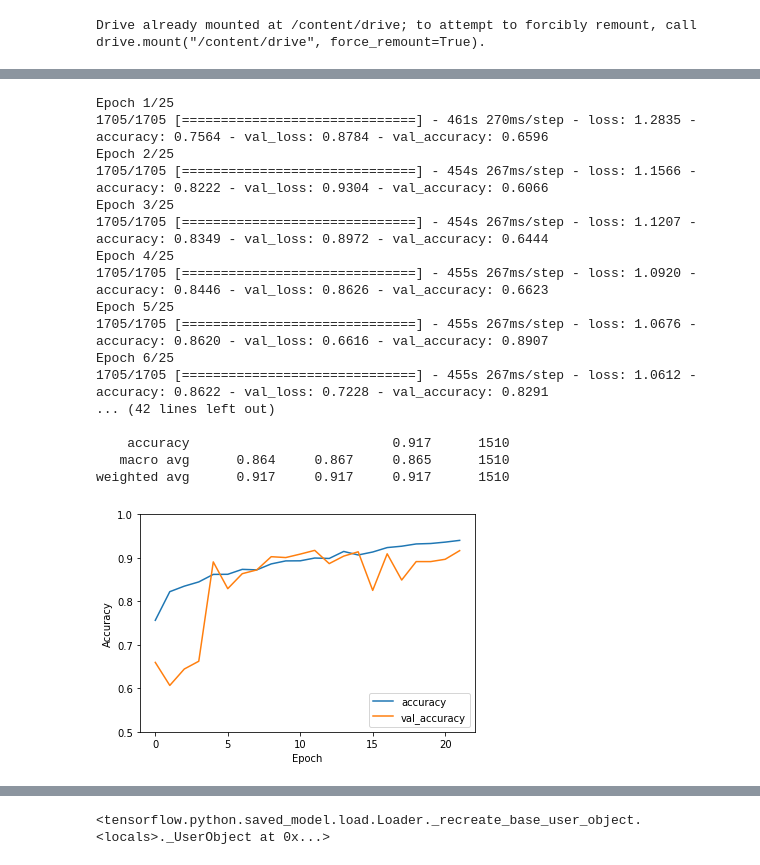
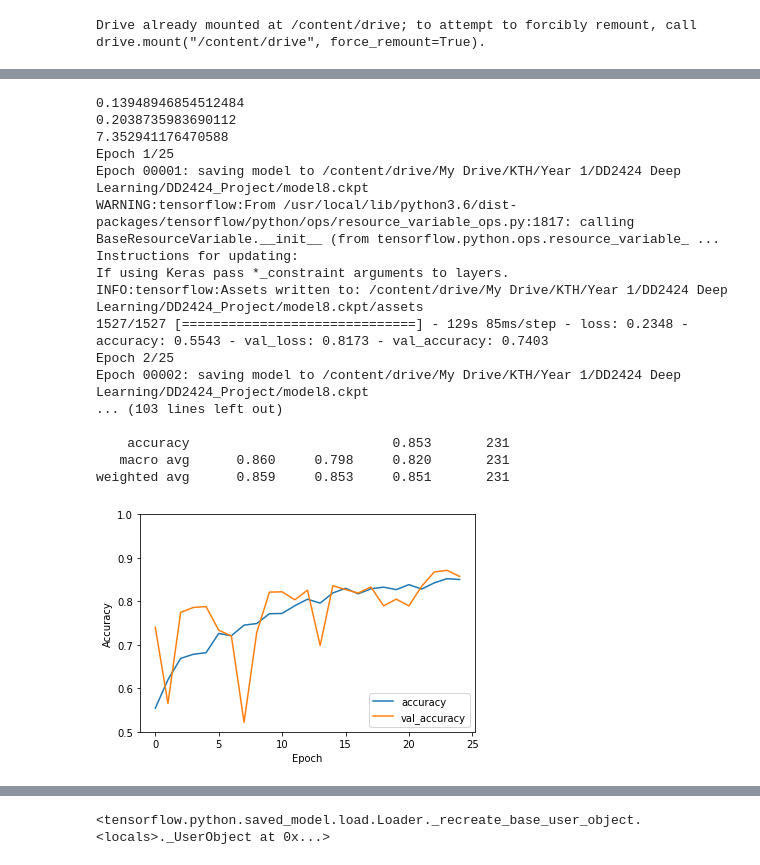
Before and after one commit to mimilazarova/DD2424-covid-xray-project, a Jupyter notebook: playground_colab_mimi.ipynb, the cells around one changed output, grey strips where cells are left out. Saved outputs shown, nothing was run; the diff lists cells and outputs as text; code cells hidden in the pictures.

```diff
--- a/playground_colab_mimi.ipynb
+++ b/playground_colab_mimi.ipynb
@@ -40,0 +47,15 @@ testX = testX.reshape((testN, 224, 224, 1))
+# %%
+args = [train_y==0]
+X0, vX0, y0, vy0 = train_test_split(trainX[args], train_y[args],  test_size=0.1, random_state=42)
+
+args = [train_y==1]
+X1, vX1, y1, vy1 = train_test_split(trainX[args], train_y[args],  test_size=0.1, random_state=42)
+
+args = [train_y==2]
+X2, vX2, y2, vy2 = train_test_split(trainX[args], train_y[args],  test_size=0.1, random_state=42)
+
+trainX = np.concatenate((X0, X1, X2))
+train_y = np.concatenate((y0, y1, y2))
+
+valX = np.concatenate((vX0, vX1, vX2))
+val_y = np.concatenate((vy0, vy1, vy2))
@@ -497,12 +532,12 @@ Non-trainable params: 8,806
 __________________________________________________________________________________________________
 # %%
 class_weights = {}
-# for c in range(3):
-#   class_weights[c] = 1000/np.sum(train_y==c)
-#   print(class_weights[c])
-class_weights[0] = 1
-class_weights[1] = 2
-class_weights[2] = 8
+for c in range(3):
+  class_weights[c] = 1000/np.sum(train_y==c)
+  print(class_weights[c])
+# class_weights[0] = 1
+# class_weights[1] = 2
+# class_weights[2] = 8
 
 early_stopping = keras.callbacks.EarlyStopping(
     monitor='val_accuracy',
@@ -518,7 +553,7 @@ model7.compile(optimizer='adam',
 
 
 history7 = model7.fit(trainX, train_y, batch_size=8, epochs=25, callbacks=[early_stopping],
-                    class_weight=class_weights, validation_data=(testX, test_y))
+                    class_weight=class_weights, validation_data=(valX, val_y))
 
 
 plt.plot(history7.history['accuracy'], label='accuracy')
@@ -674,12 +692,12 @@ Non-trainable params: 16,198
 __________________________________________________________________________________________________
 # %%
 class_weights = {}
-# for c in range(3):
-#   class_weights[c] = 1000/np.sum(train_y==c)
-#   print(class_weights[c])
-class_weights[0] = 1
-class_weights[1] = 2
-class_weights[2] = 8
+for c in range(3):
+  class_weights[c] = 1000/np.sum(train_y==c)
+  print(class_weights[c])
+# class_weights[0] = 1
+# class_weights[1] = 2
+# class_weights[2] = 8
 
 early_stopping = keras.callbacks.EarlyStopping(
     monitor='val_accuracy',
@@ -695,48 +713,48 @@ cp = tf.keras.callbacks.ModelCheckpoint(filepath=filename,
                                         safe_best_only = True,
                                         verbose=1)
 
 
 model8.compile(optimizer='adam',
               loss=tf.keras.losses.SparseCategoricalCrossentropy(from_logits=True),
               metrics=['accuracy'])
 
 
 history8 = model8.fit(trainX, train_y, batch_size=8, epochs=25, callbacks=[early_stopping, cp],
-                    class_weight=class_weights, validation_data=(testX, test_y))
+                    class_weight=class_weights, validation_data=(valX, val_y))
 
 
 plt.plot(history8.history['accuracy'], label='accuracy')
 plt.plot(history8.history['val_accuracy'], label = 'val_accuracy')
 plt.xlabel('Epoch')
 plt.ylabel('Accuracy')
 plt.ylim([0.5, 1])
 plt.legend(loc='lower right')
 
 test_y_pred_m = model8.predict(testX)
 test_y_pred8 = np.argmax(test_y_pred_m, axis=1)
 
 conf_matrix = confusion_matrix(test_y, test_y_pred8, labels=[0, 1, 2])
 print("Confusion matrix:")
 print(conf_matrix)
 print(classification_report(test_y, test_y_pred8, digits=3))
 # %% [output]
+0.13948946854512484
+0.2038735983690112
+7.352941176470588
 Epoch 1/25
-1705/1705 [==============================] - 461s 270ms/step - loss: 1.2835 - accuracy: 0.7564 - val_loss: 0.8784 - val_accuracy: 0.6596
+Epoch 00001: saving model to /content/drive/My Drive/KTH/Year 1/DD2424 Deep Learning/DD2424_Project/model8.ckpt
+WARNING:tensorflow:From /usr/local/lib/python3.6/dist-packages/tensorflow/python/ops/resource_variable_ops.py:1817: calling BaseResourceVariable.__init__ (from tensorflow.python.ops.resource_variable_ ...
+Instructions for updating:
+If using Keras pass *_constraint arguments to layers.
+INFO:tensorflow:Assets written to: /content/drive/My Drive/KTH/Year 1/DD2424 Deep Learning/DD2424_Project/model8.ckpt/assets
+1527/1527 [==============================] - 129s 85ms/step - loss: 0.2348 - accuracy: 0.5543 - val_loss: 0.8173 - val_accuracy: 0.7403
 Epoch 2/25
-1705/1705 [==============================] - 454s 267ms/step - loss: 1.1566 - accuracy: 0.8222 - val_loss: 0.9304 - val_accuracy: 0.6066
-Epoch 3/25
-1705/1705 [==============================] - 454s 267ms/step - loss: 1.1207 - accuracy: 0.8349 - val_loss: 0.8972 - val_accuracy: 0.6444
-Epoch 4/25
-1705/1705 [==============================] - 455s 267ms/step - loss: 1.0920 - accuracy: 0.8446 - val_loss: 0.8626 - val_accuracy: 0.6623
-Epoch 5/25
-1705/1705 [==============================] - 455s 267ms/step - loss: 1.0676 - accuracy: 0.8620 - val_loss: 0.6616 - val_accuracy: 0.8907
-Epoch 6/25
-1705/1705 [==============================] - 455s 267ms/step - loss: 1.0612 - accuracy: 0.8622 - val_loss: 0.7228 - val_accuracy: 0.8291
-... (42 lines left out)
+Epoch 00002: saving model to /content/drive/My Drive/KTH/Year 1/DD2424 Deep Learning/DD2424_Project/model8.ckpt
+... (103 lines left out)
 
-    accuracy                          0.917      1510
-   macro avg      0.864     0.867     0.865      1510
-weighted avg      0.917     0.917     0.917      1510
+    accuracy                          0.853       231
+   macro avg      0.860     0.798     0.820       231
+weighted avg      0.859     0.853     0.851       231
-[figure, old version]
+[figure, new version]
 # %%
 filename = "/content/drive/My Drive/KTH/Year 1/DD2424 Deep Learning/DD2424_Project/model8.h5"
```
Also changed, not shown: parts of 20 cells of this notebook.
